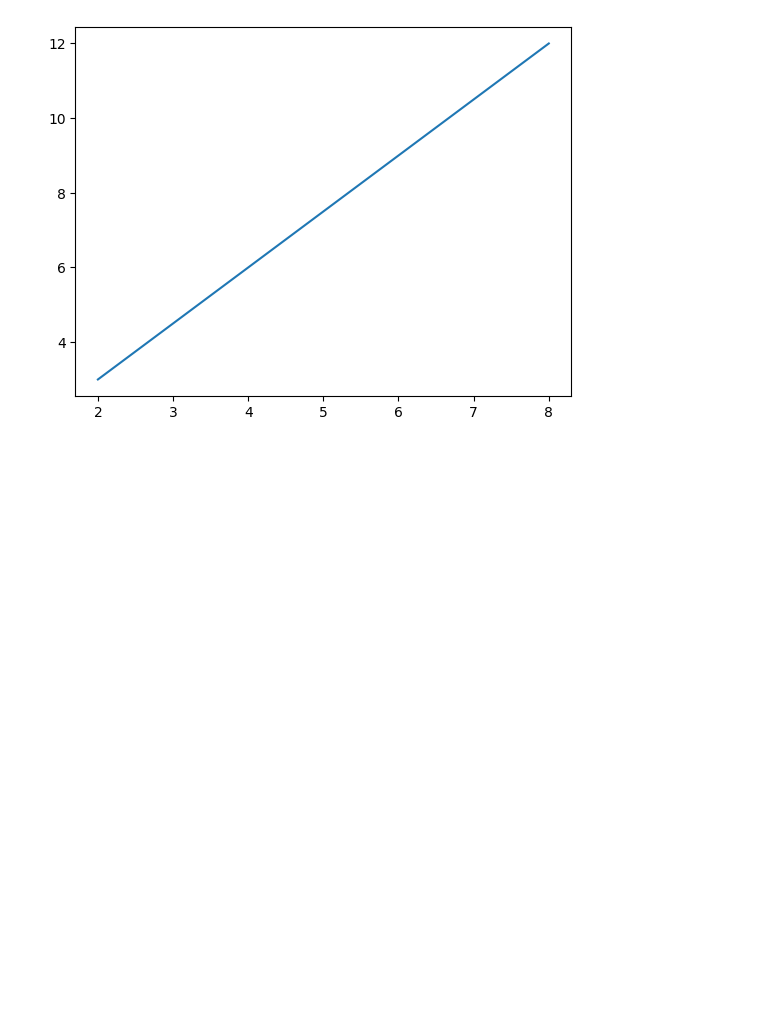
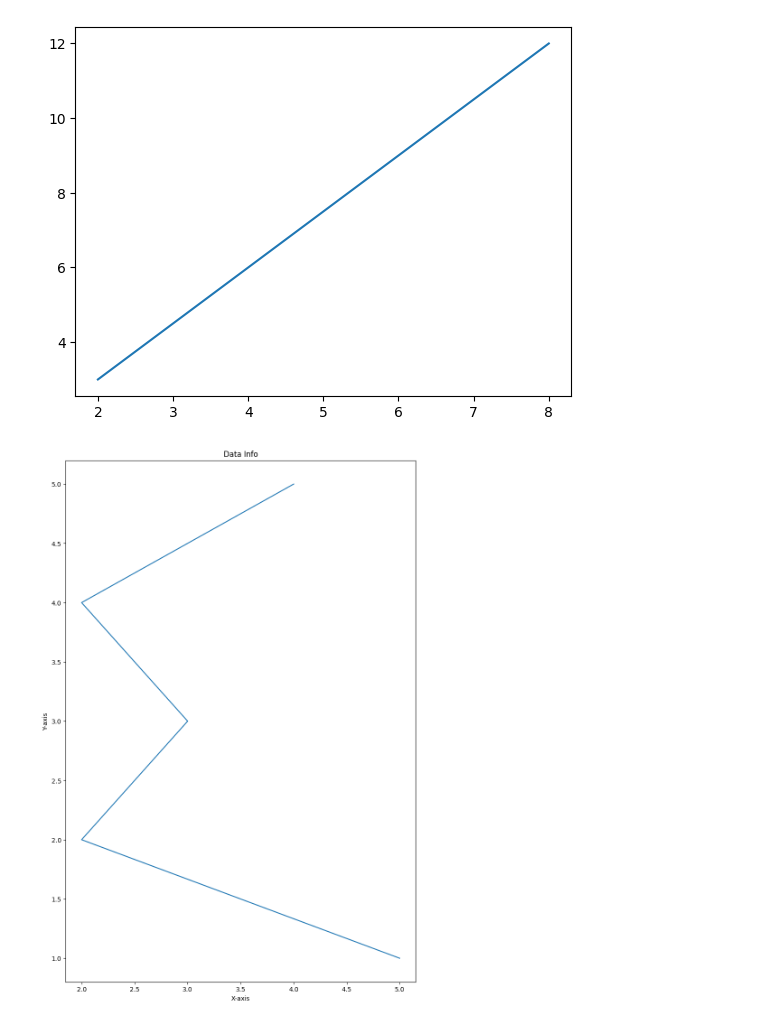
Before and after one commit to tanmoychakraborty00001-a11y/data-science-learning, a Jupyter notebook: datascience-exercises/Chapter04_Matplotlib/Ex04_01.ipynb, the cells around one changed output. Saved outputs shown, nothing was run; the diff lists cells and outputs as text; code cells hidden in the pictures; blank space fills up the shorter version.

```diff
--- a/datascience-exercises/Chapter04_Matplotlib/Ex04_01.ipynb
+++ b/datascience-exercises/Chapter04_Matplotlib/Ex04_01.ipynb
@@ -28,3 +28,15 @@ plt.plot(x, y)
 # %% [output]
 [<matplotlib.lines.Line2D at 0x...>]
 [figure]
+# %%
+x = [5, 2, 3, 2, 4]
+y = [1, 2, 3, 4, 5]
+plt.figure(figsize=(10, 15)) # size of the figure using figure method
+# and passing values using tuples for making length of rows and columns
+plt.plot(x, y)
+plt.title("Data Info")
+plt.xlabel("X-axis")
+plt.ylabel("Y-axis")
+plt.show()
+# %% [output]
+[figure, added]
```
Also changed, not shown: parts of 3 cells of this notebook.
